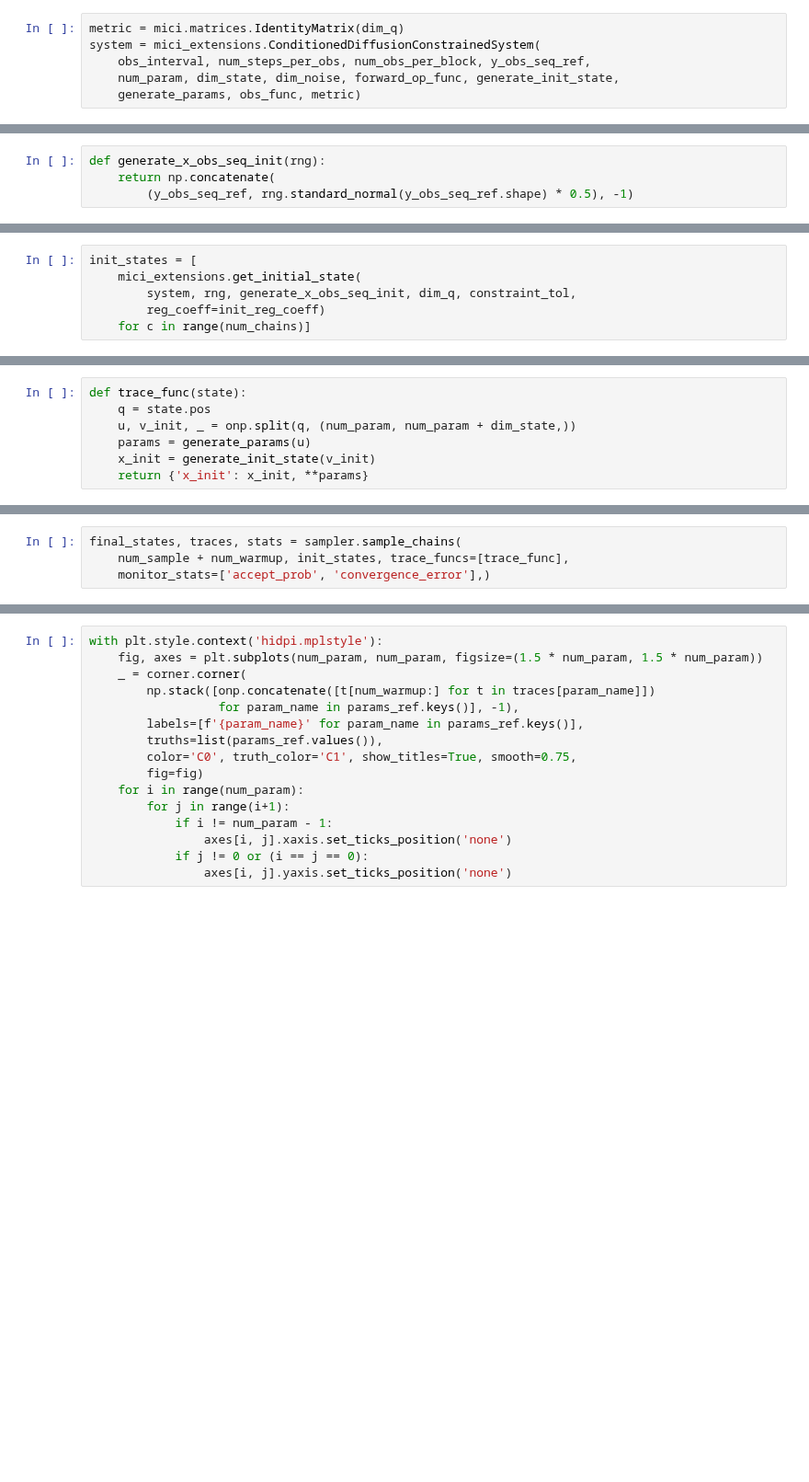
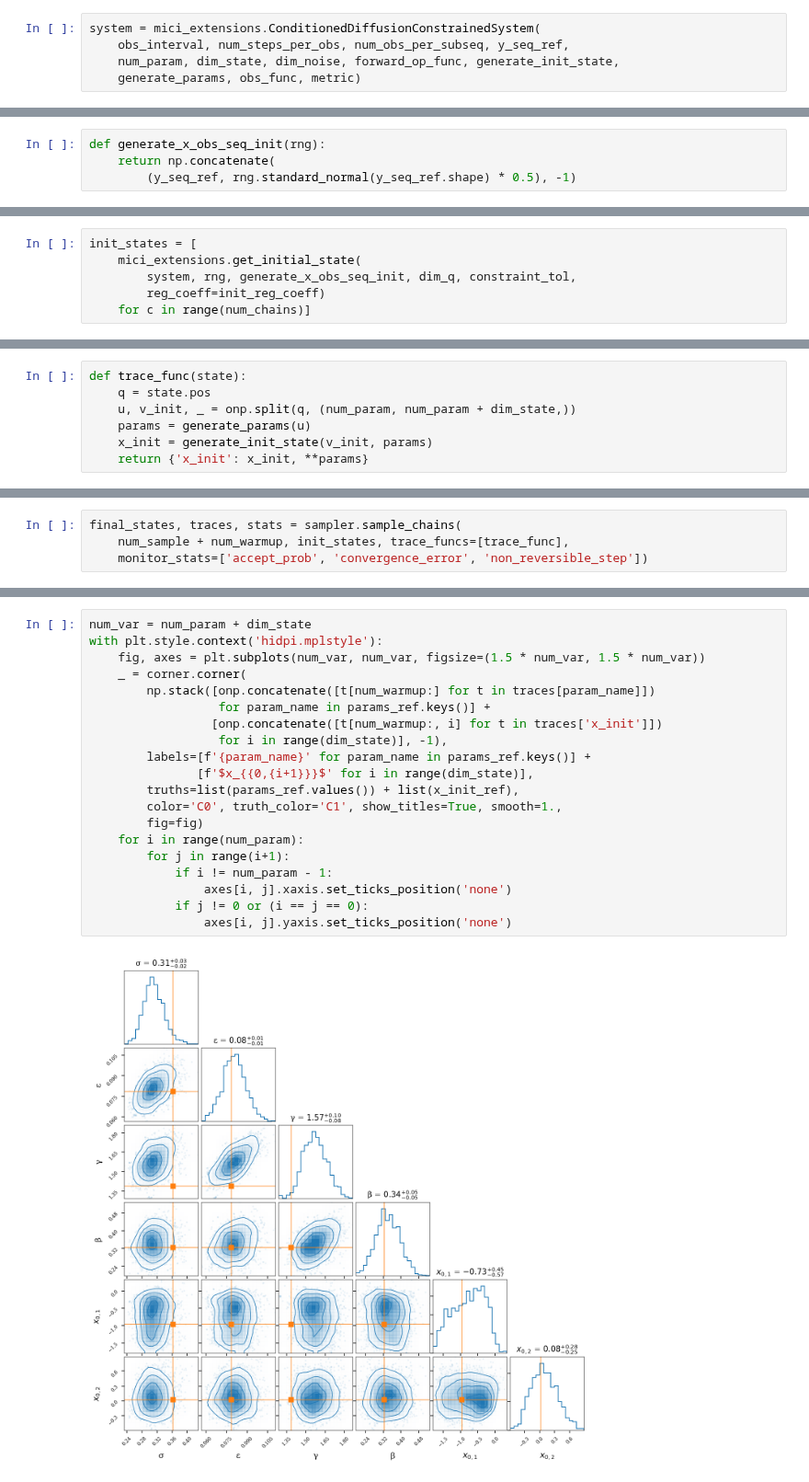
Before and after one commit to thiery-lab/manifold-mcmc-for-diffusions, a Jupyter notebook: 00_Example_with_Fitzhugh-Nagumo_model.ipynb, the cells around one changed output, grey strips where cells are left out. Shown at 92% size. Saved outputs shown, nothing was run; the diff lists cells and outputs as text; blank space fills up the shorter version.

```diff
--- a/00_Example_with_Fitzhugh-Nagumo_model.ipynb
+++ b/00_Example_with_Fitzhugh-Nagumo_model.ipynb
@@ -203,6 +246,5 @@ max_tree_depth = 10
 # %%
-metric = mici.matrices.IdentityMatrix(dim_q)
 system = mici_extensions.ConditionedDiffusionConstrainedSystem(
-    obs_interval, num_steps_per_obs, num_obs_per_block, y_obs_seq_ref,
+    obs_interval, num_steps_per_obs, num_obs_per_subseq, y_seq_ref,
     num_param, dim_state, dim_noise, forward_op_func, generate_init_state,
     generate_params, obs_func, metric)
@@ -227,4 +281,4 @@ sampler = mici.samplers.HamiltonianMCMC(
 # %%
 def generate_x_obs_seq_init(rng):
     return np.concatenate(
-        (y_obs_seq_ref, rng.standard_normal(y_obs_seq_ref.shape) * 0.5), -1)
+        (y_seq_ref, rng.standard_normal(y_seq_ref.shape) * 0.5), -1)
@@ -239,5 +297,5 @@ def trace_func(state):
     q = state.pos
     u, v_init, _ = onp.split(q, (num_param, num_param + dim_state,))
     params = generate_params(u)
-    x_init = generate_init_state(v_init)
+    x_init = generate_init_state(v_init, params)
     return {'x_init': x_init, **params}
@@ -244,4 +306,4 @@ def trace_func(state):
 # %%
 final_states, traces, stats = sampler.sample_chains(
     num_sample + num_warmup, init_states, trace_funcs=[trace_func],
-    monitor_stats=['accept_prob', 'convergence_error'],)
+    monitor_stats=['accept_prob', 'convergence_error', 'non_reversible_step'])
@@ -248,16 +342,22 @@ final_states, traces, stats = sampler.sample_chains(
 # %%
+num_var = num_param + dim_state
 with plt.style.context('hidpi.mplstyle'):
-    fig, axes = plt.subplots(num_param, num_param, figsize=(1.5 * num_param, 1.5 * num_param))
+    fig, axes = plt.subplots(num_var, num_var, figsize=(1.5 * num_var, 1.5 * num_var))
     _ = corner.corner(
         np.stack([onp.concatenate([t[num_warmup:] for t in traces[param_name]])
-                  for param_name in params_ref.keys()], -1),
-        labels=[f'{param_name}' for param_name in params_ref.keys()],
-        truths=list(params_ref.values()),
-        color='C0', truth_color='C1', show_titles=True, smooth=0.75,
+                  for param_name in params_ref.keys()] +
+                 [onp.concatenate([t[num_warmup:, i] for t in traces['x_init']])
+                  for i in range(dim_state)], -1),
+        labels=[f'{param_name}' for param_name in params_ref.keys()] +
+               [f'$x_{{0,{i+1}}}$' for i in range(dim_state)],
+        truths=list(params_ref.values()) + list(x_init_ref),
+        color='C0', truth_color='C1', show_titles=True, smooth=1.,
         fig=fig)
     for i in range(num_param):
         for j in range(i+1):
             if i != num_param - 1:
                 axes[i, j].xaxis.set_ticks_position('none')
             if j != 0 or (i == j == 0):
                 axes[i, j].yaxis.set_ticks_position('none')
+# %% [output]
+[figure, added]
```
Also changed, not shown: parts of 42 cells of this notebook.
